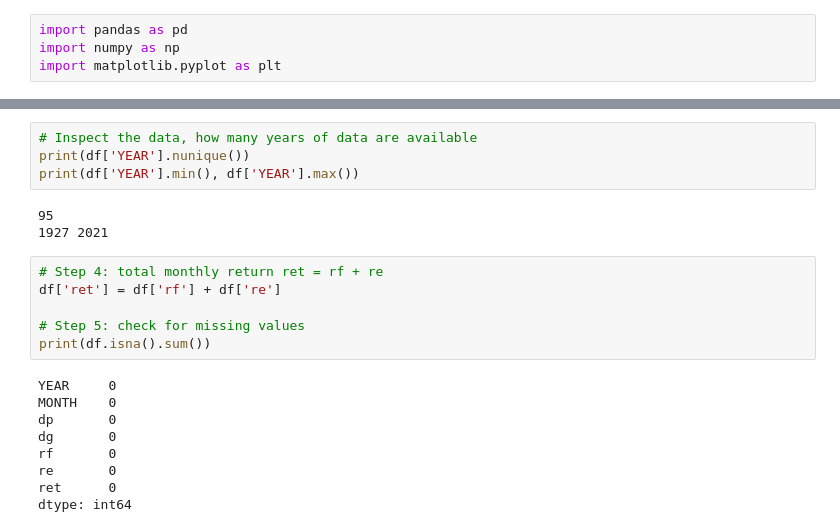
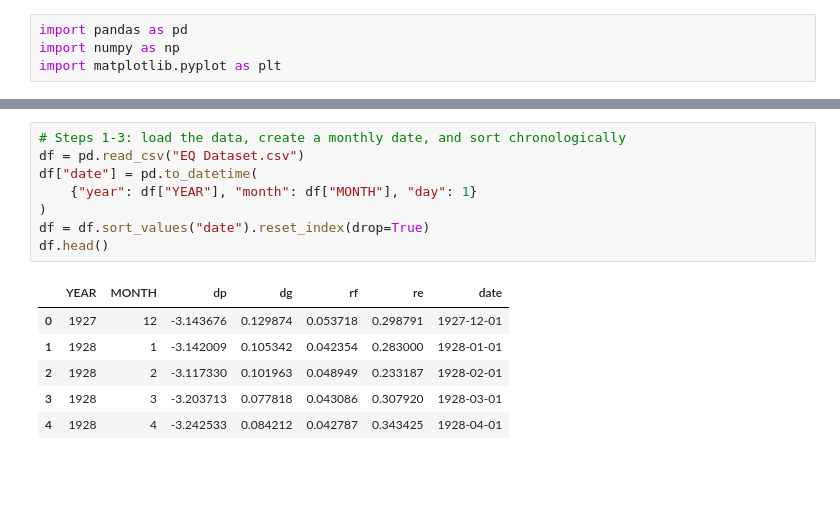
Before and after one commit to lesley2023/AssetPricing8200_Pset1, a Jupyter notebook: Q1b.ipynb, the cells around one changed output, grey strips where cells are left out. Saved outputs shown, nothing was run; the diff lists cells and outputs as text; blank space fills up the shorter version.

```diff
--- a/Q1b.ipynb
+++ b/Q1b.ipynb
@@ -38,22 +9,15 @@ df.head()
-# %%
-# Inspect the data, how many years of data are available
-print(df['YEAR'].nunique())
-print(df['YEAR'].min(), df['YEAR'].max())
-# %% [output]
-95
-1927 2021
-# %%
-# Step 4: total monthly return ret = rf + re
-df['ret'] = df['rf'] + df['re']
-
-# Step 5: check for missing values
-print(df.isna().sum())
-# %% [output]
-YEAR     0
-MONTH    0
-dp       0
-dg       0
-rf       0
-re       0
-ret      0
-dtype: int64
+# %%
+# Steps 1-3: load the data, create a monthly date, and sort chronologically
+df = pd.read_csv("EQ Dataset.csv")
+df["date"] = pd.to_datetime(
+    {"year": df["YEAR"], "month": df["MONTH"], "day": 1}
+)
+df = df.sort_values("date").reset_index(drop=True)
+df.head()
+# %% [output]
+|  | YEAR | MONTH | dp | dg | rf | re | date |
+| 0 | 1927 | 12 | -3.143676 | 0.129874 | 0.053718 | 0.298791 | 1927-12-01 |
+| 1 | 1928 | 1 | -3.142009 | 0.105342 | 0.042354 | 0.283000 | 1928-01-01 |
+| 2 | 1928 | 2 | -3.117330 | 0.101963 | 0.048949 | 0.233187 | 1928-02-01 |
+| 3 | 1928 | 3 | -3.203713 | 0.077818 | 0.043086 | 0.307920 | 1928-03-01 |
+| 4 | 1928 | 4 | -3.242533 | 0.084212 | 0.042787 | 0.343425 | 1928-04-01 |
```
Also changed, not shown: parts of 8 cells of this notebook, 3 other files.
